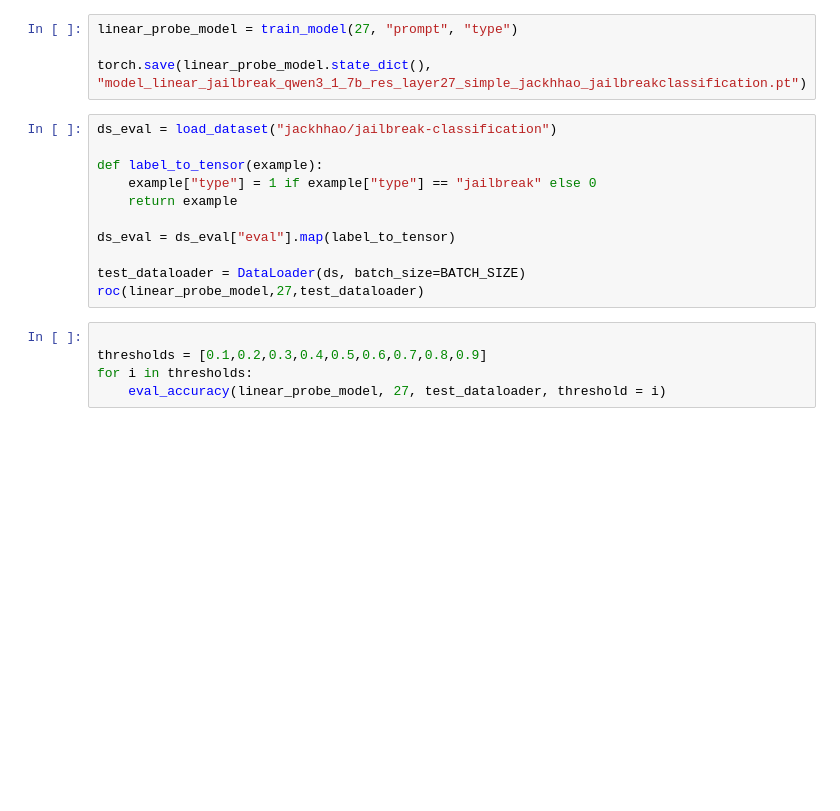
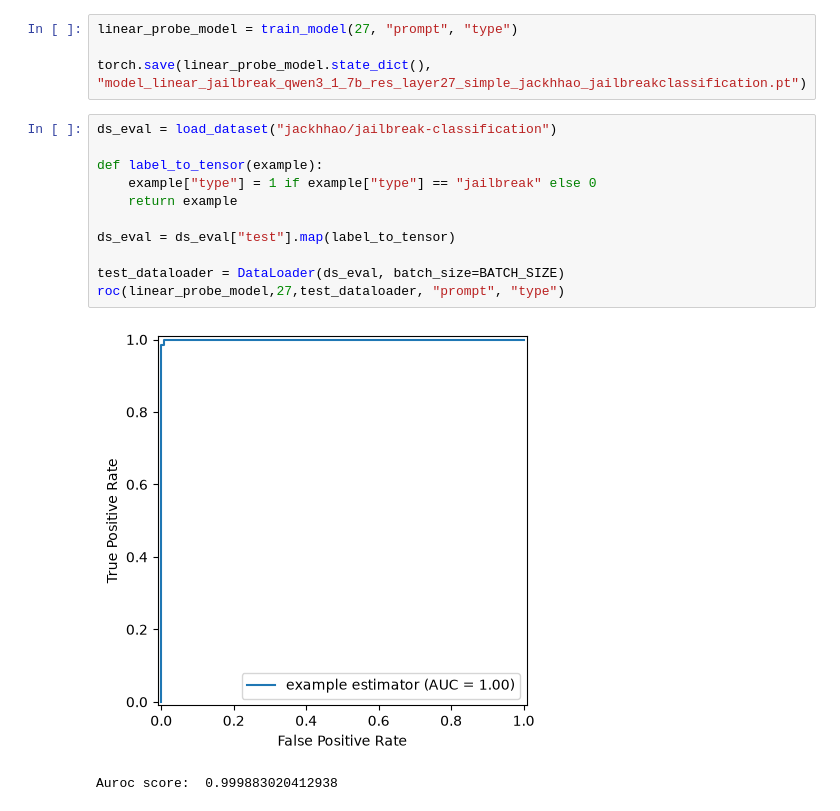
Before and after one commit to ramneekagn/SafeguardLLM, a Jupyter notebook: training/linear_probe/train_lp_jailbreak_simple.ipynb, the cells around one changed output. Drawn from its saved outputs; the diff is of its cells as text; blank space fills up the shorter version.

```diff
--- a/training/linear_probe/train_lp_jailbreak_simple.ipynb
+++ b/training/linear_probe/train_lp_jailbreak_simple.ipynb
@@ -159,16 +159,14 @@ torch.save(linear_probe_model.state_dict(), "model_linear_jailbreak_qwen3_1_7b_r
 # %%
 ds_eval = load_dataset("jackhhao/jailbreak-classification")
 
 def label_to_tensor(example):
     example["type"] = 1 if example["type"] == "jailbreak" else 0
     return example
 
-ds_eval = ds_eval["eval"].map(label_to_tensor)
+ds_eval = ds_eval["test"].map(label_to_tensor)
 
-test_dataloader = DataLoader(ds, batch_size=BATCH_SIZE)
-roc(linear_probe_model,27,test_dataloader)
+test_dataloader = DataLoader(ds_eval, batch_size=BATCH_SIZE)
+roc(linear_probe_model,27,test_dataloader, "prompt", "type")
+# %% [output]
+[figure, added]
+Auroc score:  0.999883020412938
-# %%
-
-thresholds = [0.1,0.2,0.3,0.4,0.5,0.6,0.7,0.8,0.9]
-for i in thresholds:
-    eval_accuracy(linear_probe_model, 27, test_dataloader, threshold = i)
```
Also changed, not shown: parts of 3 cells of this notebook, 1 other file.
